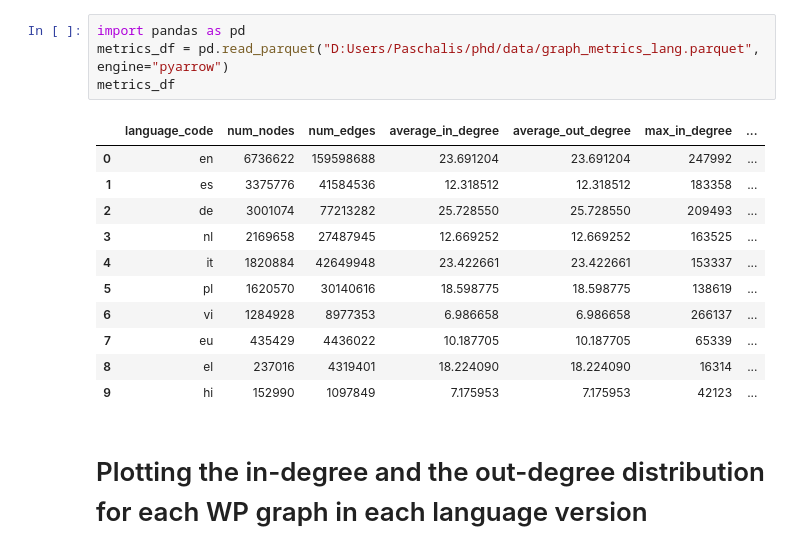
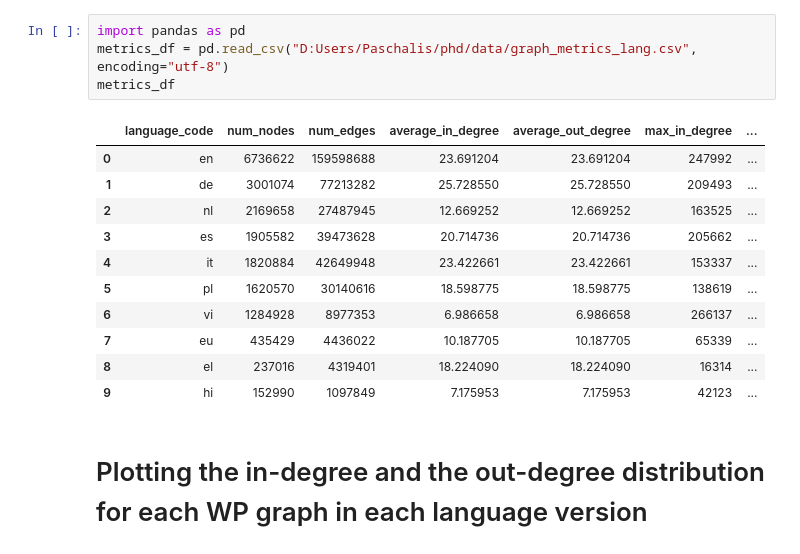
Before and after one commit to PaschalisAg/WikiTextGraph, a Jupyter notebook: notebook/EDA_graph.ipynb, the cells around one changed output. Saved outputs shown, nothing was run; the diff lists cells and outputs as text.

```diff
--- a/notebook/EDA_graph.ipynb
+++ b/notebook/EDA_graph.ipynb
@@ -76,13 +63,13 @@ Wall time: 33min 11s
 # %%
 import pandas as pd
-metrics_df = pd.read_parquet("D:Users/Paschalis/phd/data/graph_metrics_lang.parquet", engine="pyarrow")
+metrics_df = pd.read_csv("D:Users/Paschalis/phd/data/graph_metrics_lang.csv", encoding="utf-8")
 metrics_df
 # %% [output]
 |  | language_code | num_nodes | num_edges | average_in_degree | average_out_degree | max_in_degree | ... |
 | 0 | en | 6736622 | 159598688 | 23.691204 | 23.691204 | 247992 | ... |
-| 1 | es | 3375776 | 41584536 | 12.318512 | 12.318512 | 183358 | ... |
-| 2 | de | 3001074 | 77213282 | 25.728550 | 25.728550 | 209493 | ... |
-| 3 | nl | 2169658 | 27487945 | 12.669252 | 12.669252 | 163525 | ... |
+| 1 | de | 3001074 | 77213282 | 25.728550 | 25.728550 | 209493 | ... |
+| 2 | nl | 2169658 | 27487945 | 12.669252 | 12.669252 | 163525 | ... |
+| 3 | es | 1905582 | 39473628 | 20.714736 | 20.714736 | 205662 | ... |
 | 4 | it | 1820884 | 42649948 | 23.422661 | 23.422661 | 153337 | ... |
 | 5 | pl | 1620570 | 30140616 | 18.598775 | 18.598775 | 138619 | ... |
 | 6 | vi | 1284928 | 8977353 | 6.986658 | 6.986658 | 266137 | ... |
```
Also changed, not shown: parts of 2 cells of this notebook, 3 other files.
